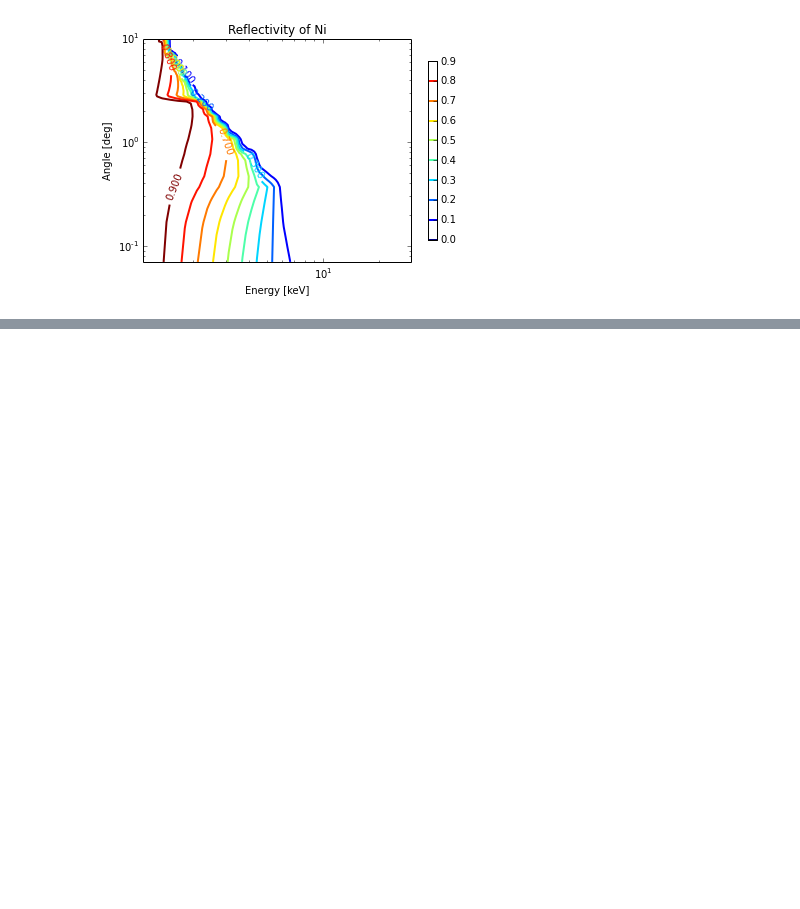
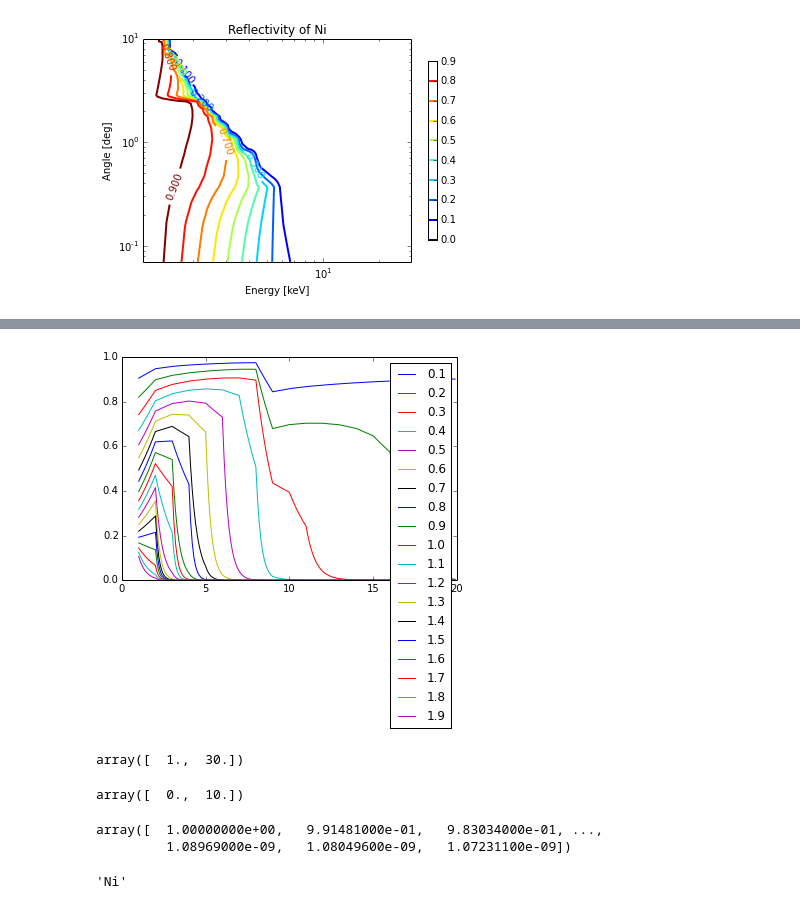
Before and after one commit to ehsteve/ipython-notebooks, a Jupyter notebook: FOXSI Optics Sim.ipynb, the cells around one changed output, grey strips where cells are left out. Drawn from its saved outputs; the diff is of its cells as text; code cells hidden in the pictures; blank space fills up the shorter version.

```diff
--- a/FOXSI Optics Sim.ipynb
+++ b/FOXSI Optics Sim.ipynb
@@ -147,0 +167,27 @@ plt.show()
+# %%
+plt.figure()
+energy = np.arange(0.1,20, 0.1)
+angles = np.arange(0.1, 2, 0.1)
+for this_angle in angles:
+    plt.plot(energy, r.value(energy,this_angle), label=str(this_angle))
+plt.legend()
+plt.show()
+# %% [output]
+[figure, added]
+# %%
+r.energy_range()
+# %% [output]
+array([  1.,  30.])
+# %%
+r.angle_range()
+# %% [output]
+array([  0.,  10.])
+# %%
+r._values
+# %% [output]
+array([  1.00000000e+00,   9.91481000e-01,   9.83034000e-01, ...,
+         1.08969000e-09,   1.08049600e-09,   1.07231100e-09])
+# %%
+r.material
+# %% [output]
+'Ni'
```
Also changed, not shown: parts of 12 cells of this notebook, 3 other files.
